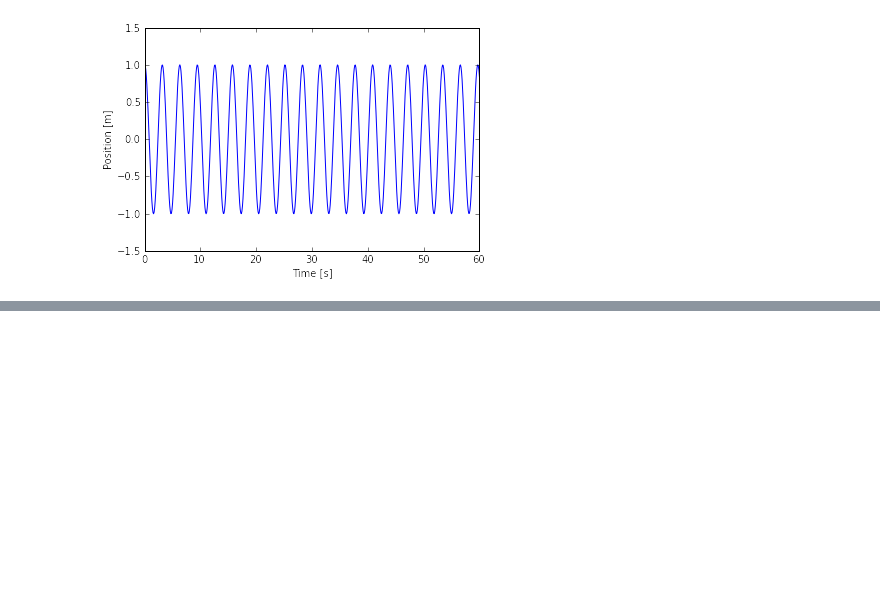
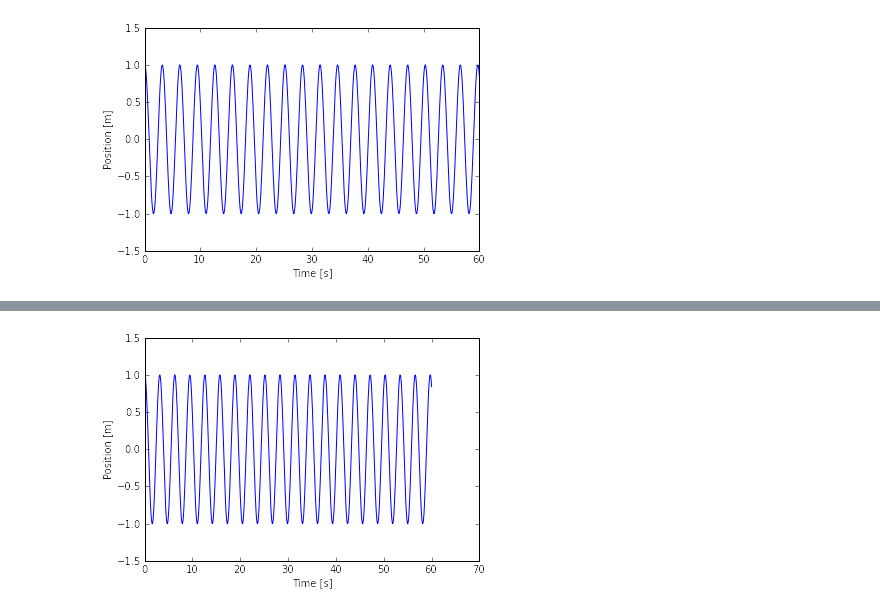
Before and after one commit to bmcage/odes, a Jupyter notebook: docs/ipython/Simple Oscillator.ipynb, the cells around one changed output, grey strips where cells are left out. Cells and saved outputs as stored; diff of their text form; code cells hidden in the pictures; blank space fills up the shorter version.

Commit message:
Extend new api to the step method cvode

```diff
--- a/docs/ipython/Simple Oscillator.ipynb
+++ b/docs/ipython/Simple Oscillator.ipynb
@@ -112,7 +112,7 @@ To plot the simple oscillator, we show a (t,x) plot of the solution. Doing this
 # %%
 #plot of the oscilator
 solver = ode('cvode', rhseqn, old_api=False)
-times = linspace(0,60,600)
+times = np.linspace(0,60,600)
 solution = solver.solve(times, initx)
 plt.plot(solution.values.t,[x[0] for x in solution.values.y])
 plt.xlabel('Time [s]')
@@ -122,0 +128,24 @@ plt.show()
+# %%
+solver = ode('cvode', rhseqn, old_api=False)
+time = 0.
+solver.init_step(time, initx)
+yretn = np.empty(2, float)
+plott = []
+plotx = []
+while True:
+    solution = solver.step(time+0.1,  yretn)
+    if solution.errors.t:
+        print ('Error: ', solution.message, 'Error at time', solution.errors.t)
+        break
+    #we store output for plotting
+    plott.append(solution.values.t)
+    plotx.append(solution.values.y[0])
+    time += 0.1
+    if time > 60:
+        break
+plt.plot(plott,plotx)
+plt.xlabel('Time [s]')
+plt.ylabel('Position [m]')
+plt.show()
+# %% [output]
+[figure, added]
```
Also changed, not shown: parts of 9 cells of this notebook, 3 other files.
